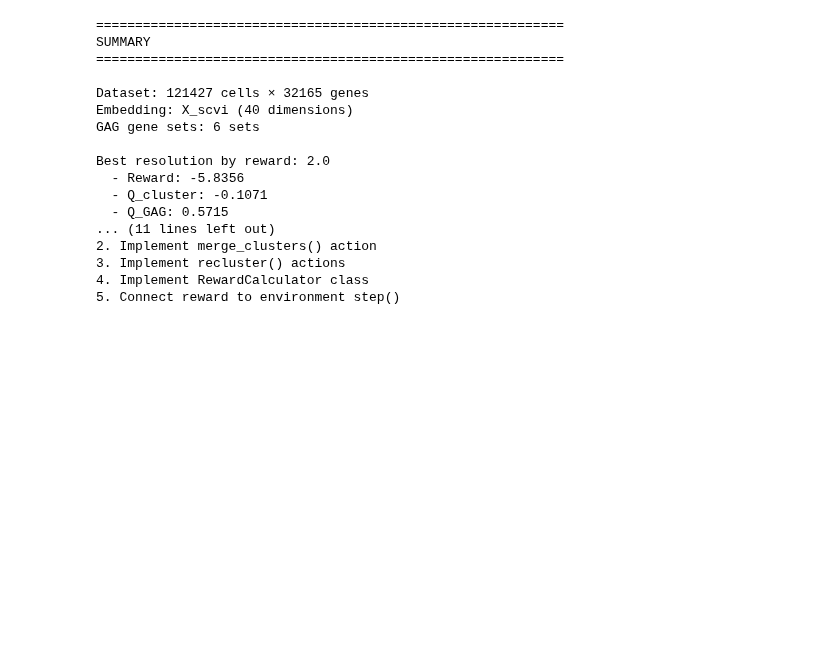
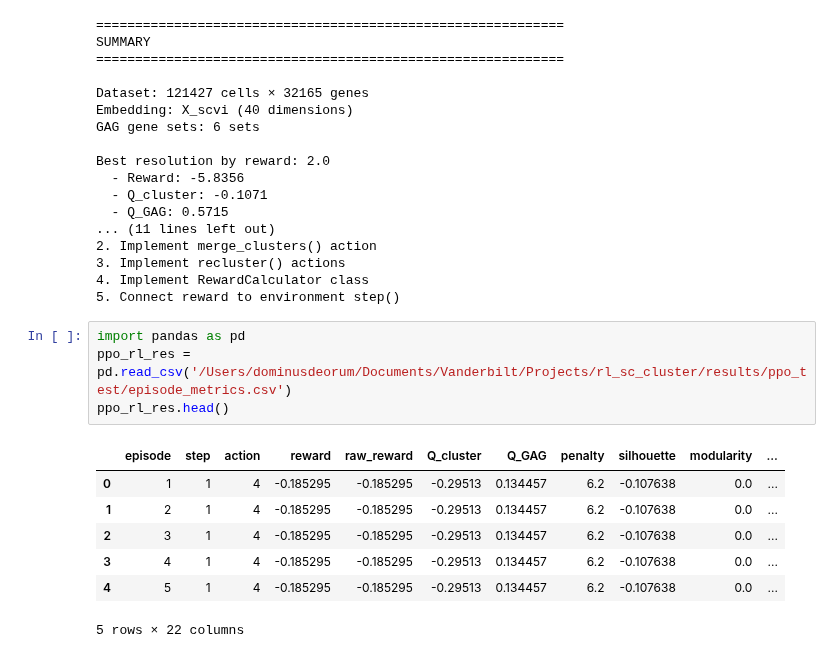
Before and after one commit to Mhaidar117/rl_sc_cluster, a Jupyter notebook: notebooks/test_state_and_metrics.ipynb, the cells around one changed output. Drawn from its saved outputs; the diff is of its cells as text; blank space fills up the shorter version.

```diff
--- a/notebooks/test_state_and_metrics.ipynb
+++ b/notebooks/test_state_and_metrics.ipynb
@@ -772,3 +772,15 @@ Best resolution by reward: 2.0
 3. Implement recluster() actions
 4. Implement RewardCalculator class
 5. Connect reward to environment step()
+# %%
+import pandas as pd
+ppo_rl_res = pd.read_csv('/Users/dominusdeorum/Documents/Vanderbilt/Projects/rl_sc_cluster/results/ppo_test/episode_metrics.csv')
+ppo_rl_res.head()
+# %% [output]
+|  | episode | step | action | reward | raw_reward | Q_cluster | Q_GAG | penalty | silhouette | modularity | ... |
+| 0 | 1 | 1 | 4 | -0.185295 | -0.185295 | -0.29513 | 0.134457 | 6.2 | -0.107638 | 0.0 | ... |
+| 1 | 2 | 1 | 4 | -0.185295 | -0.185295 | -0.29513 | 0.134457 | 6.2 | -0.107638 | 0.0 | ... |
+| 2 | 3 | 1 | 4 | -0.185295 | -0.185295 | -0.29513 | 0.134457 | 6.2 | -0.107638 | 0.0 | ... |
+| 3 | 4 | 1 | 4 | -0.185295 | -0.185295 | -0.29513 | 0.134457 | 6.2 | -0.107638 | 0.0 | ... |
+| 4 | 5 | 1 | 4 | -0.185295 | -0.185295 | -0.29513 | 0.134457 | 6.2 | -0.107638 | 0.0 | ... |
+5 rows × 22 columns
```
Also changed, not shown: 12 other files.
